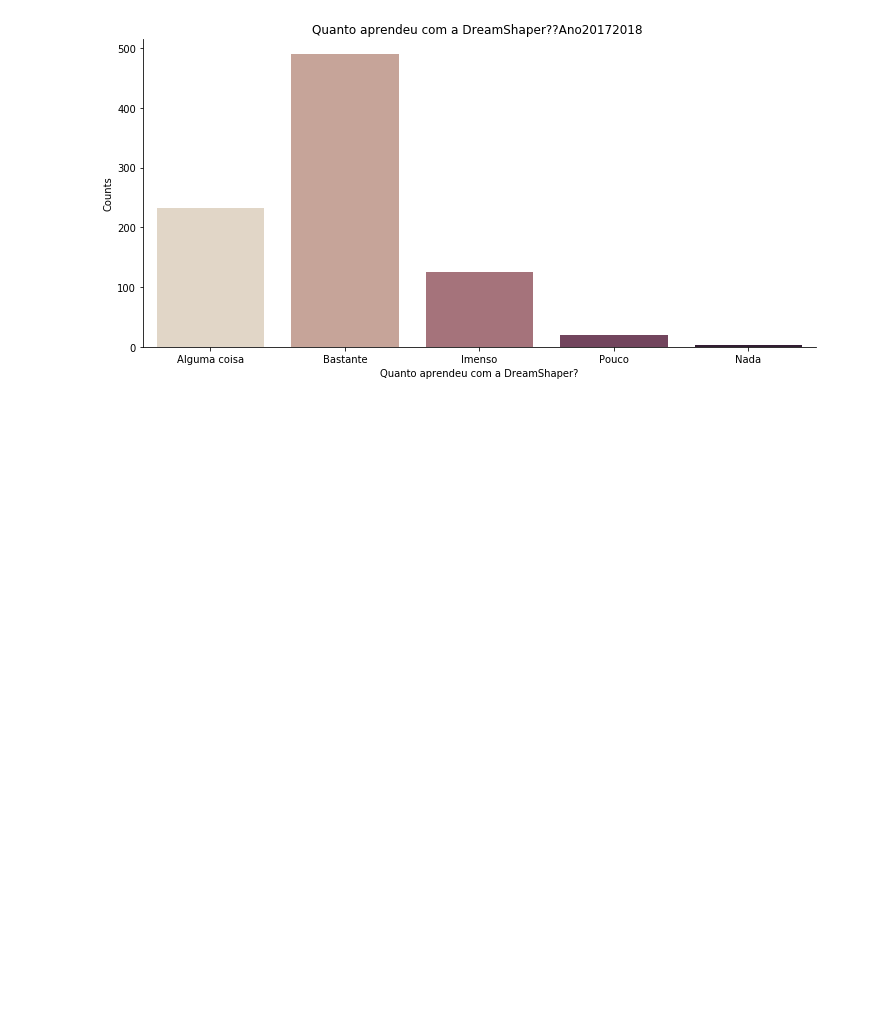
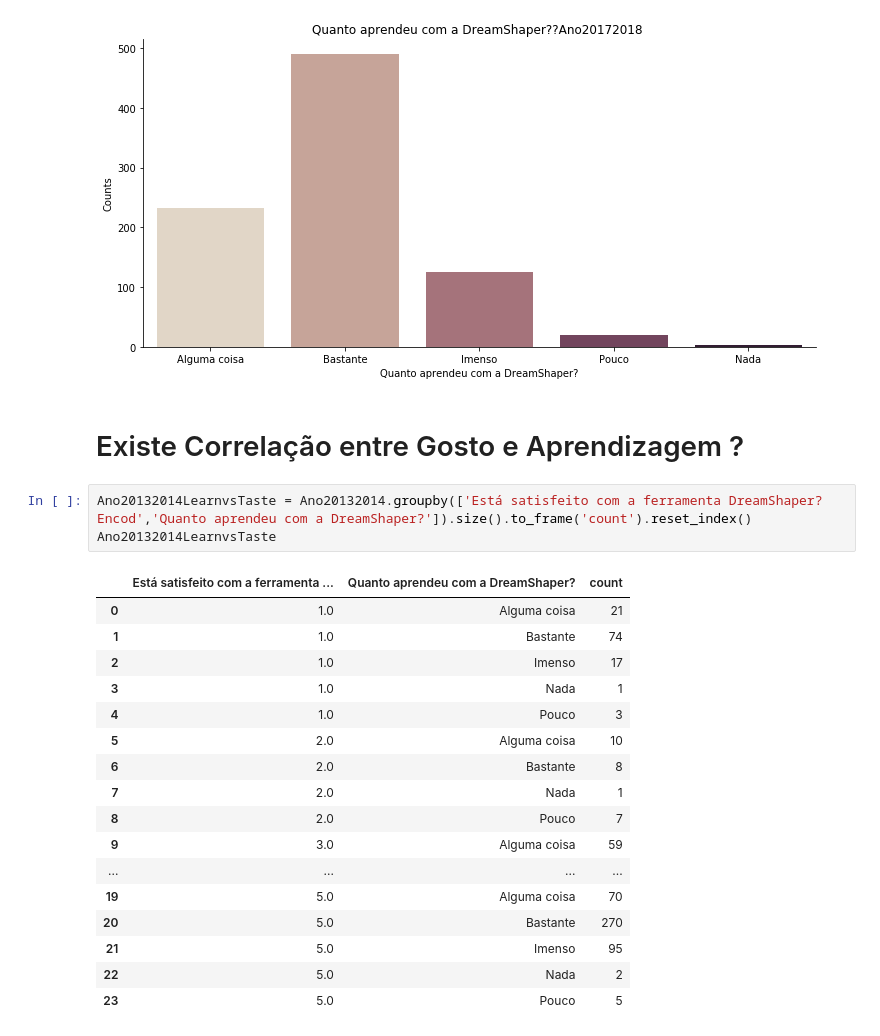
Before and after one commit to DSWorkPortugal/MscThesisFernando, a Jupyter notebook: DataAnalysis.ipynb, the cells around one changed output. Drawn from its saved outputs; the diff is of its cells as text; blank space fills up the shorter version.

```diff
--- a/DataAnalysis.ipynb
+++ b/DataAnalysis.ipynb
@@ -207,3 +207,26 @@ a1_ax5.set(xlabel='Quanto aprendeu com a DreamShaper?', ylabel='Counts', title='
 # %% [output]
 <seaborn.axisgrid.FacetGrid at 0x...>
 [figure]
+# %% [markdown]
+# Existe Correlação entre Gosto e Aprendizagem ? <a name="gostovsaprendizagem"></a>
+# %%
+Ano20132014LearnvsTaste = Ano20132014.groupby(['Está satisfeito com a ferramenta DreamShaper?Encod','Quanto aprendeu com a DreamShaper?']).size().to_frame('count').reset_index()
+Ano20132014LearnvsTaste
+# %% [output]
+|  | Está satisfeito com a ferramenta ... | Quanto aprendeu com a DreamShaper? | count |
+| 0 | 1.0 | Alguma coisa | 21 |
+| 1 | 1.0 | Bastante | 74 |
+| 2 | 1.0 | Imenso | 17 |
+| 3 | 1.0 | Nada | 1 |
+| 4 | 1.0 | Pouco | 3 |
+| 5 | 2.0 | Alguma coisa | 10 |
+| 6 | 2.0 | Bastante | 8 |
+| 7 | 2.0 | Nada | 1 |
+| 8 | 2.0 | Pouco | 7 |
+| 9 | 3.0 | Alguma coisa | 59 |
+| ... | ... | ... | ... |
+| 19 | 5.0 | Alguma coisa | 70 |
+| 20 | 5.0 | Bastante | 270 |
+| 21 | 5.0 | Imenso | 95 |
+| 22 | 5.0 | Nada | 2 |
+| 23 | 5.0 | Pouco | 5 |
```
Also changed, not shown: parts of 3 cells of this notebook.
